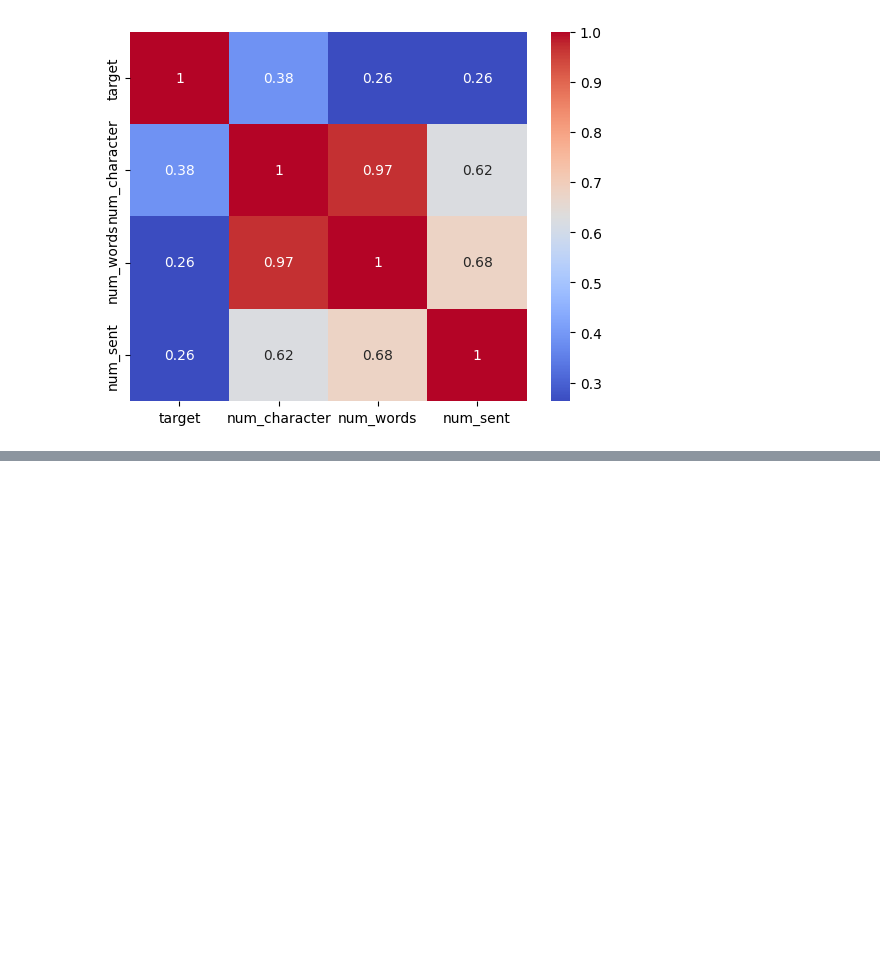
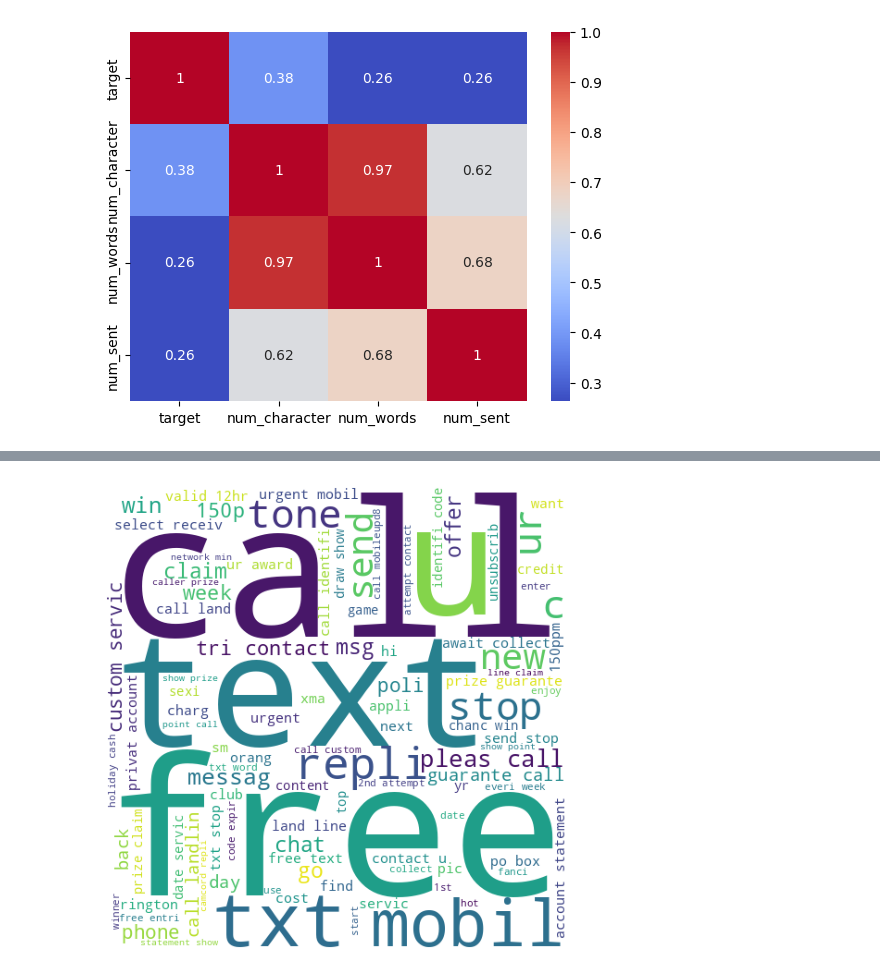
Before and after one commit to Goal48/SMS-Spam-Detector, a Jupyter notebook: SMS_Spam_Detector.ipynb, the cells around one changed output, grey strips where cells are left out. Drawn from its saved outputs; the diff is of its cells as text; code cells hidden in the pictures; blank space fills up the shorter version.

```diff
--- a/SMS_Spam_Detector.ipynb
+++ b/SMS_Spam_Detector.ipynb
@@ -194,0 +221,23 @@ sns.heatmap(df.corr(numeric_only=True), annot=True, cmap='coolwarm')
+# %%
+def transform_text(text):
+  text = text.lower()
+  text = nltk.word_tokenize(text)
+
+  y = []
+  for word in text:
+      if word.isalnum():
+          y.append(word)
+
+  text = y[:]
+  y.clear()
+  for word in text:
+    if word not in stopwords.words('english') and word not in string.punctuation:
+      y.append(word)
+
+  text = y[:]
+  y.clear()
+  for i in text:
+    y.append(porter.stem(i))
+  return " ".join(y)
+# %%
+df['transform_SMS'] = df['SMS'].apply(transform_text)
@@ -194,0 +253,21 @@ sns.heatmap(df.corr(numeric_only=True), annot=True, cmap='coolwarm')
+# %%
+import matplotlib.pyplot as plt
+from wordcloud import WordCloud
+
+wc = WordCloud(
+    width=500,
+    height=500,
+    min_font_size=10,
+    background_color='white'
+)
+# %%
+spam_wc = wc.generate(
+    df[df['target'] == 1]['transform_SMS'].str.cat(sep=" ")
+)
+
+plt.figure(figsize=(15,6))
+plt.imshow(spam_wc)
+plt.axis("off")
+plt.show()
+# %% [output]
+[figure, added]
```
Also changed, not shown: parts of 11 cells of this notebook.
